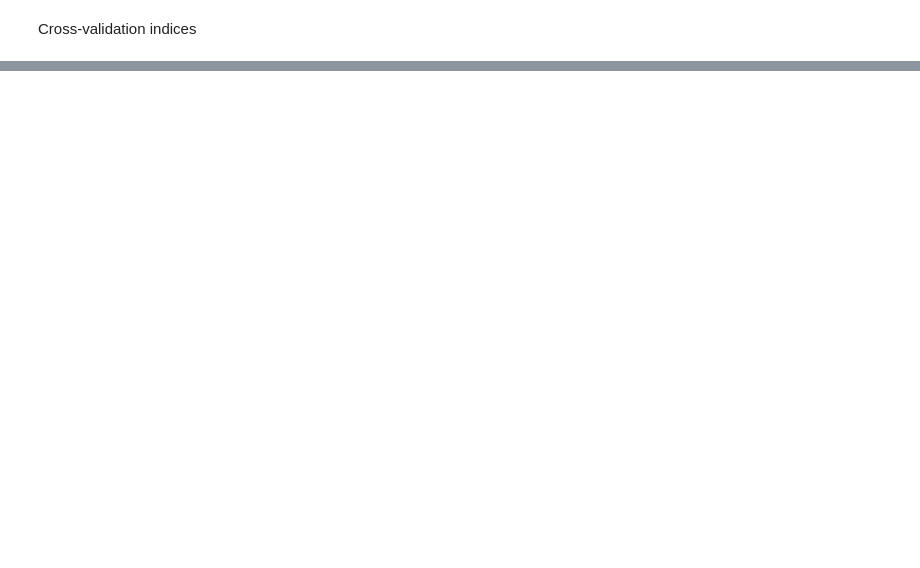
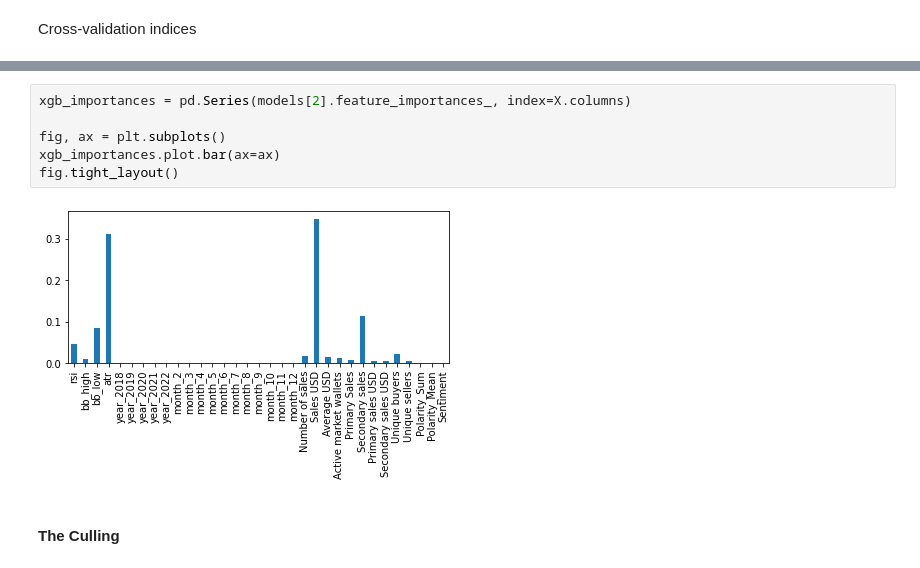
Before and after one commit to amicha02/ape_mining, a Jupyter notebook: notebooks/5.0-mw-Combine_Models_Predictions.ipynb, the cells around one changed output, grey strips where cells are left out. Saved outputs shown, nothing was run; the diff lists cells and outputs as text; blank space fills up the shorter version.

```diff
--- a/notebooks/5.0-mw-Combine_Models_Predictions.ipynb
+++ b/notebooks/5.0-mw-Combine_Models_Predictions.ipynb
@@ -239,0 +370,10 @@ Cross-validation indices
+# %%
+xgb_importances = pd.Series(models[2].feature_importances_, index=X.columns)
+
+fig, ax = plt.subplots()
+xgb_importances.plot.bar(ax=ax)
+fig.tight_layout()
+# %% [output]
+[figure, added]
+# %% [markdown]
+#### The Culling
```
Also changed, not shown: parts of 33 cells of this notebook, 2 other files.
